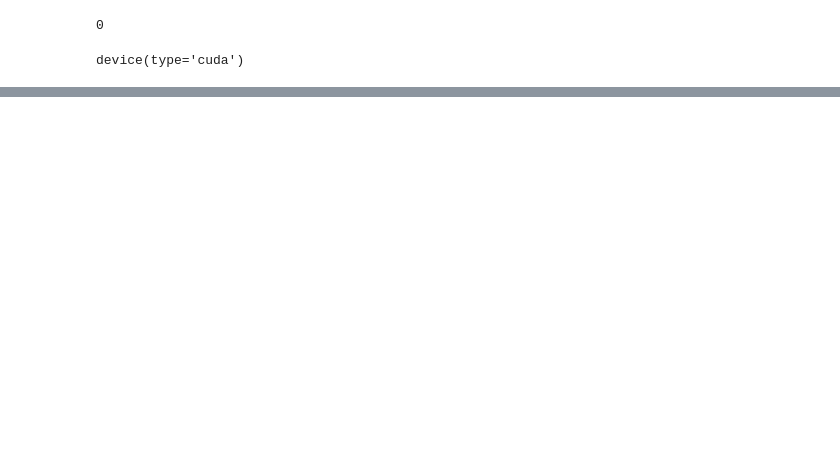
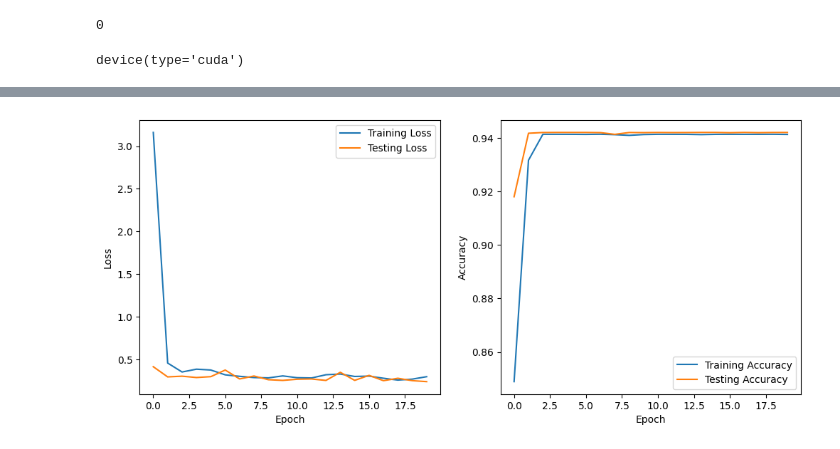
Before and after one commit to rajesvariparasa/flood-mapping-with-SAR, a Jupyter notebook: U_Net_Implementation.ipynb, the cells around one changed output, grey strips where cells are left out. Saved outputs shown, nothing was run; the diff lists cells and outputs as text; code cells hidden in the pictures; blank space fills up the shorter version.

```diff
--- a/U_Net_Implementation.ipynb
+++ b/U_Net_Implementation.ipynb
@@ -347,0 +332,12 @@ Early stopping at epoch 13
+# %%
+# Example usage:
+import time
+import torchmetrics
+train_and_evaluate(model,
+                   criterion,
+                   optimizer,
+                   train_loader,
+                   val_loader,
+                   num_epochs=20,
+                   early_stopping_counter_limit=10)
+# %% [output]
@@ -347,0 +364 @@ Early stopping at epoch 13
+[figure, added]
```
Also changed, not shown: parts of 8 cells of this notebook.
